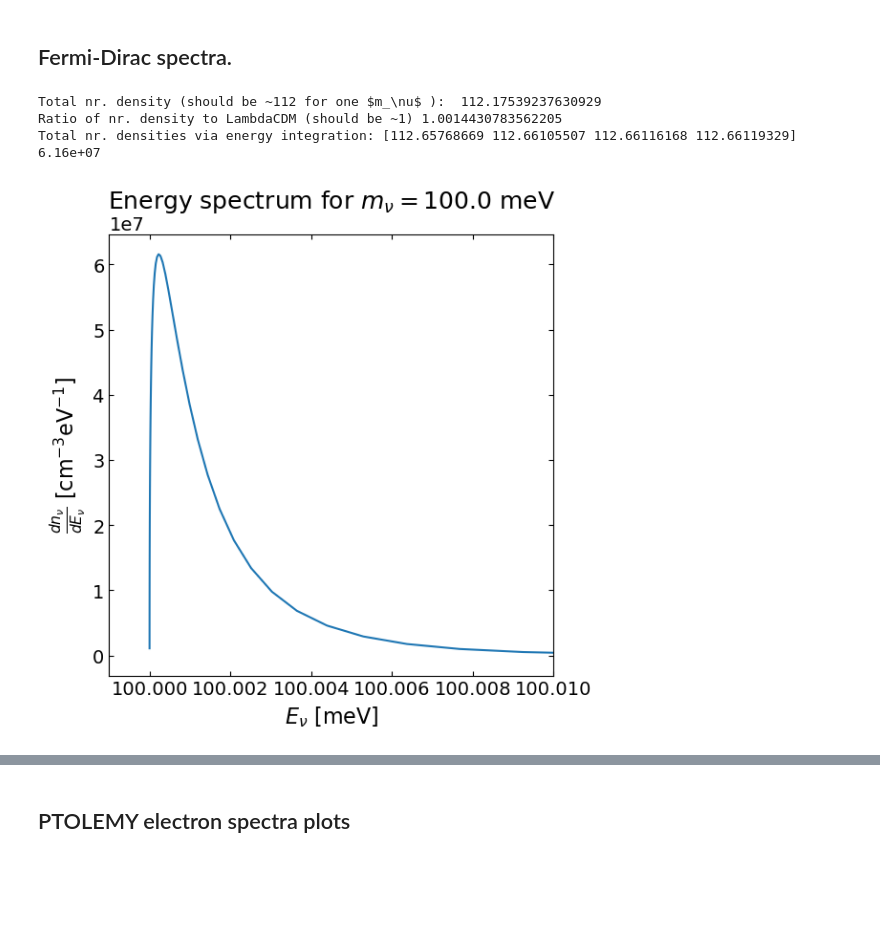
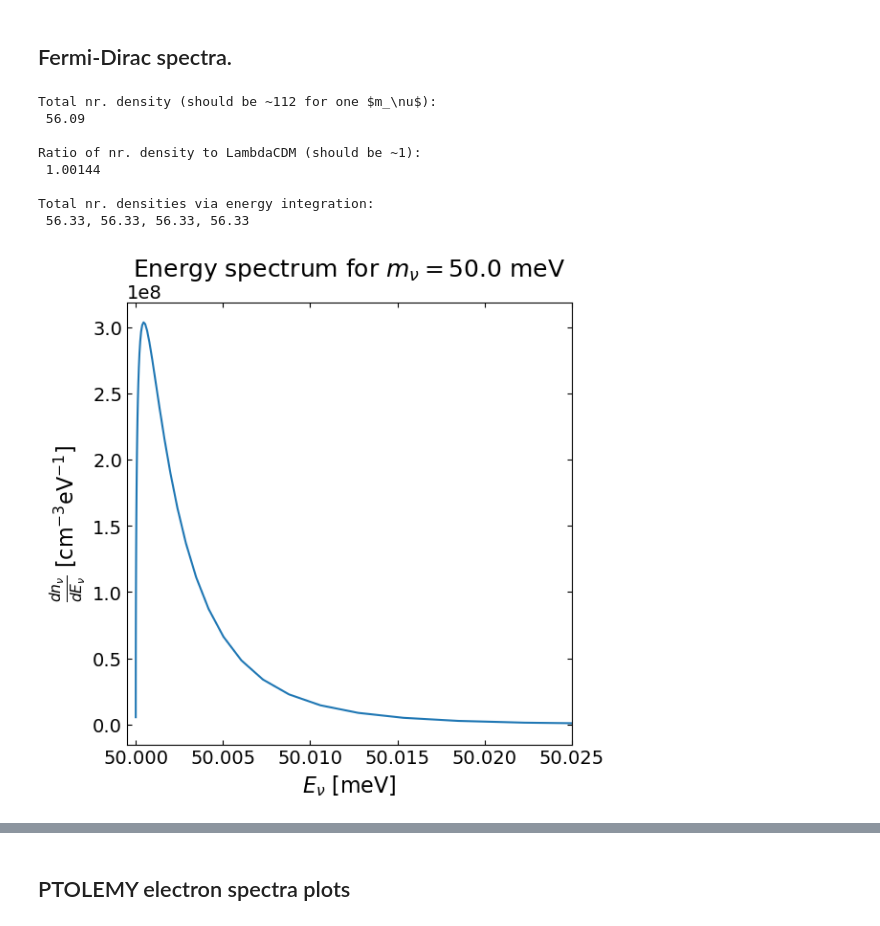
Before and after one commit to Fabian-Zimmer/PTOLEMY_spectra, a Jupyter notebook: project_PTOLEMY_electron_spectra.ipynb, the cells around one changed output, grey strips where cells are left out. Cells and saved outputs as stored; diff of their text form; code cells hidden in the pictures; blank space fills up the shorter version.

```diff
--- a/project_PTOLEMY_electron_spectra.ipynb
+++ b/project_PTOLEMY_electron_spectra.ipynb
@@ -439,42 +296,53 @@ plt.show(); plt.close()
 # %%
 # Neutrino masses
 masses_FD = jnp.array([10, 50, 100, 300])*Params.meV
 
 # Momentum sampling (resolution) parameters for Fermi-Dirac spectra
 p_start, p_stop, p_num = 0.01*Params.T_CNB, 100*Params.T_CNB, 100
 
 # Energy spectrum for chosen neutrino mass
 p_FD, dndp_FD, E_FD, dndE_FD, v_FD = Ptolemy.dndE_Fermi_Dirac(
-    masses_FD, p_start, p_stop, p_num, Params)
-
+    masses_FD, p_start, p_stop, p_num, Params())
 
 v_unit = Params.km/Params.s*Params.c
-# ic(v_FD.shape)
-# ic(jnp.min(v_FD, axis=-1)/Params.c*100)
-# ic(jnp.median(v_FD, axis=-1)/Params.c*100)
+
+phase_space_factor = Params.g_nu / (2 * Params.Pi**2)
 
 # Check if momentum distribution is normalized correctly
-total_p_nr = jsp.integrate.trapezoid(dndp_FD, p_FD)
-print(r'Total nr. density (should be ~112 for one $m_\nu$): ', total_p_nr*Params.cm**3)
-print('Ratio of nr. density to LambdaCDM (should be ~1)', (total_p_nr*Params.cm**3)/Params.N0)
+integrand = phase_space_factor * dndp_FD
+total_p_nr = jsp.integrate.trapezoid(integrand, p_FD)
+print(r'Total nr. density (should be ~112 for one $m_\nu$):',
+      '\n',
+      f'{total_p_nr*Params.cm**3:.2f}')
+print(
+    '\nRatio of nr. density to LambdaCDM (should be ~1):',
+    '\n',
+    f'{(total_p_nr/Params.N0):.5f}')
 
-# Check if energy distribution is normalized correctly
-total_E_nr = jsp.integrate.trapezoid(dndE_FD, E_FD, axis=-1)
-print(f'Total nr. densities via energy integration:', total_E_nr * Params.cm**3)
+# Equivalently, check if energy distribution is normalized correctly
+integrand = phase_space_factor * dndE_FD
+total_E_nr = jsp.integrate.trapezoid(integrand, E_FD, axis=-1)
+formatted_total_E_nr = [f'{x*Params.cm**3:.2f}' for x in total_E_nr]
+print(f'\nTotal nr. densities via energy integration:',
+      '\n',
+      ', '.join(formatted_total_E_nr))
 
+# Plot spectrum
 plt.figure(figsize=(6,6))
-m_idx = 2
-print(f'{dndE_FD[m_idx].max()*(Params.eV*Params.cm**3):.2e}')
+m_idx = 1
 plt.title(rf'Energy spectrum for $m_\nu={masses_FD[m_idx]/Params.meV}$ meV')
 plt.xlabel(r'$E_\nu$ [meV]')
 plt.ylabel(r'$\frac{dn_\nu}{dE_\nu}$ [$\mathrm{cm}^{-3} \mathrm{eV}^{-1}$]')
 plt.plot(E_FD[m_idx]/Params.meV, dndE_FD[m_idx]*(Params.eV*Params.cm**3))
-plt.xlim(0.99999*masses_FD[m_idx]/Params.meV, masses_FD[m_idx]/Params.meV*1.0001)
-# plt.ylim(1e-2,1e10)
+plt.xlim(0.99999*masses_FD[m_idx]/Params.meV, masses_FD[m_idx]/Params.meV*1.0005)
 plt.show(); plt.close()
 # %% [output]
-Total nr. density (should be ~112 for one $m_\nu$ ):  112.17539237630929
-Ratio of nr. density to LambdaCDM (should be ~1) 1.0014430783562205
-Total nr. densities via energy integration: [112.65768669 112.66105507 112.66116168 112.66119329]
-6.16e+07
+Total nr. density (should be ~112 for one $m_\nu$):
+ 56.09
+
+Ratio of nr. density to LambdaCDM (should be ~1):
+ 1.00144
+
+Total nr. densities via energy integration:
+ 56.33, 56.33, 56.33, 56.33
-[figure, old version]
+[figure, new version]
```
Also changed, not shown: parts of 16 cells of this notebook, 1 other file.
